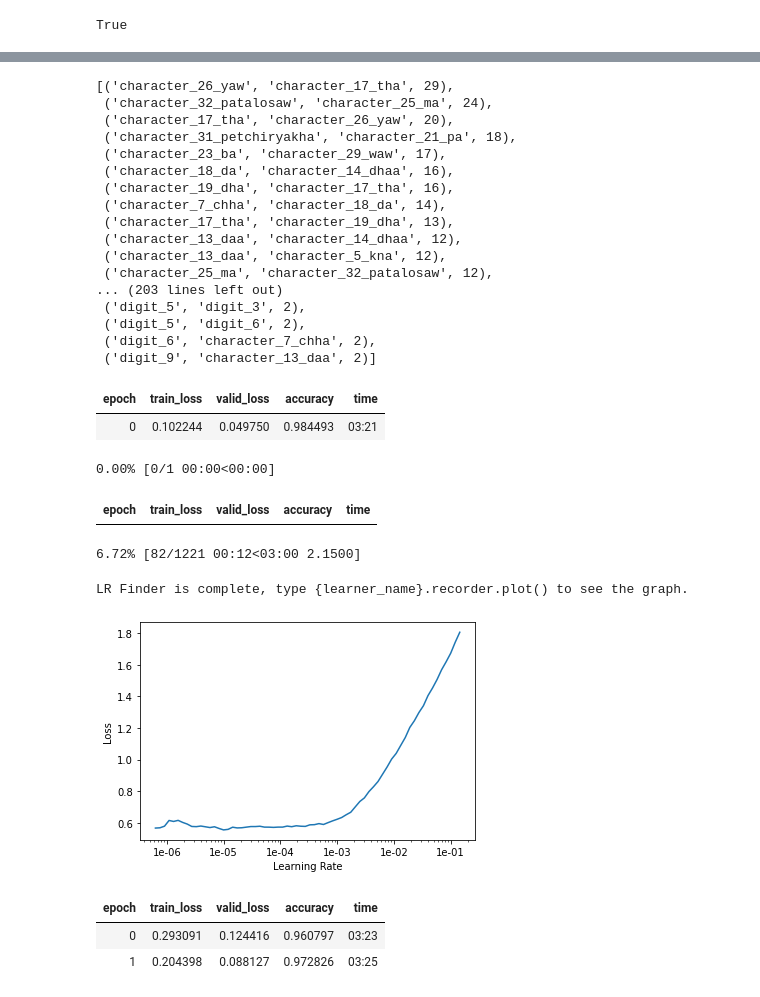
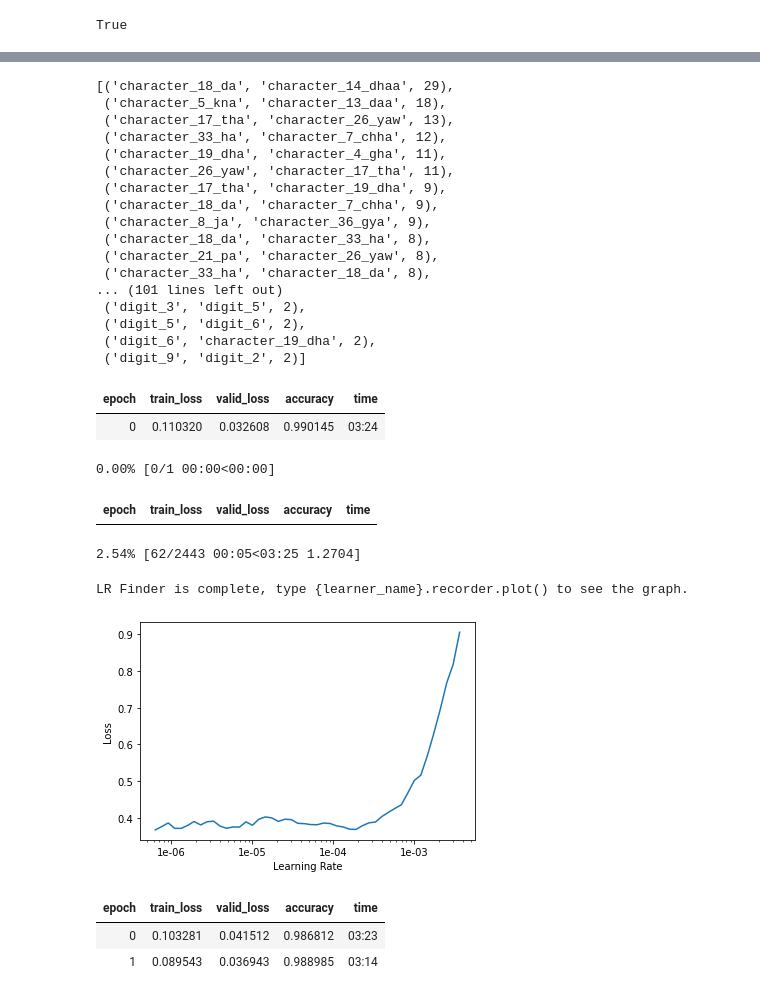
Before and after one commit to avanishkumar1994/Image-Classifier-Devnagri-Script-Detector, a Jupyter notebook: Image_Classifier_Devnagri_Script_Detector.ipynb, the cells around one changed output, grey strips where cells are left out. Drawn from its saved outputs; the diff is of its cells as text; code cells hidden in the pictures.

```diff
--- a/Image_Classifier_Devnagri_Script_Detector.ipynb
+++ b/Image_Classifier_Devnagri_Script_Detector.ipynb
@@ -98,3 +80,4 @@ path.ls()
 # %%
 tfms = get_transforms(do_flip=False)
-data = ImageDataBunch.from_folder(path, ds_tfms=tfms, size=26,bs=64)
+data = ImageDataBunch.from_folder(path, ds_tfms=tfms, size=32,bs=32)
+data.normalize(imagenet_stats)
@@ -105,3 +106,3 @@ data.show_batch(rows=3, figsize=(5,5))
 # %%
-learn = cnn_learner(data, models.resnet34, metrics=accuracy)
+learn = cnn_learner(data, models.resnet50, metrics=accuracy)
 # %% [output]
@@ -136,30 +137,30 @@ interp.plot_confusion_matrix(figsize=(12,12), dpi=60)
 # %%
 interp.most_confused(min_val=2)
 # %% [output]
-[('character_26_yaw', 'character_17_tha', 29),
- ('character_32_patalosaw', 'character_25_ma', 24),
- ('character_17_tha', 'character_26_yaw', 20),
- ('character_31_petchiryakha', 'character_21_pa', 18),
- ('character_23_ba', 'character_29_waw', 17),
- ('character_18_da', 'character_14_dhaa', 16),
- ('character_19_dha', 'character_17_tha', 16),
- ('character_7_chha', 'character_18_da', 14),
- ('character_17_tha', 'character_19_dha', 13),
- ('character_13_daa', 'character_14_dhaa', 12),
- ('character_13_daa', 'character_5_kna', 12),
- ('character_25_ma', 'character_32_patalosaw', 12),
-... (203 lines left out)
- ('digit_5', 'digit_3', 2),
+[('character_18_da', 'character_14_dhaa', 29),
+ ('character_5_kna', 'character_13_daa', 18),
+ ('character_17_tha', 'character_26_yaw', 13),
+ ('character_33_ha', 'character_7_chha', 12),
+ ('character_19_dha', 'character_4_gha', 11),
+ ('character_26_yaw', 'character_17_tha', 11),
+ ('character_17_tha', 'character_19_dha', 9),
+ ('character_18_da', 'character_7_chha', 9),
+ ('character_8_ja', 'character_36_gya', 9),
+ ('character_18_da', 'character_33_ha', 8),
+ ('character_21_pa', 'character_26_yaw', 8),
+ ('character_33_ha', 'character_18_da', 8),
+... (101 lines left out)
+ ('digit_3', 'digit_5', 2),
  ('digit_5', 'digit_6', 2),
- ('digit_6', 'character_7_chha', 2),
- ('digit_9', 'character_13_daa', 2)]
+ ('digit_6', 'character_19_dha', 2),
+ ('digit_9', 'digit_2', 2)]
 # %%
 learn.unfreeze()
 # %%
 learn.fit_one_cycle(1)
 # %% [output]
 | epoch | train_loss | valid_loss | accuracy | time |
-| 0 | 0.102244 | 0.049750 | 0.984493 | 03:21 |
+| 0 | 0.110320 | 0.032608 | 0.990145 | 03:24 |
 # %%
 learn.load('stage-1');
 # %%
@@ -167,19 +168,19 @@ learn.lr_find()
 # %% [output]
 0.00% [0/1 00:00<00:00]
 | epoch | train_loss | valid_loss | accuracy | time |
-6.72% [82/1221 00:12<03:00 2.1500]
+2.54% [62/2443 00:05<03:25 1.2704]
 LR Finder is complete, type {learner_name}.recorder.plot() to see the graph.
 # %%
 learn.recorder.plot()
 # %% [output]
-[figure, old version]
+[figure, new version]
 # %%
 learn.unfreeze()
-learn.fit_one_cycle(2, max_lr=slice(1e-5,1e-4))
+learn.fit_one_cycle(2, max_lr=slice(1e-6,1e-4))
 # %% [output]
 | epoch | train_loss | valid_loss | accuracy | time |
-| 0 | 0.293091 | 0.124416 | 0.960797 | 03:23 |
-| 1 | 0.204398 | 0.088127 | 0.972826 | 03:25 |
+| 0 | 0.103281 | 0.041512 | 0.986812 | 03:23 |
+| 1 | 0.089543 | 0.036943 | 0.988985 | 03:14 |
 # %%
 learn.save('stage-2')
 # %%
```
Also changed, not shown: parts of 11 cells of this notebook.
